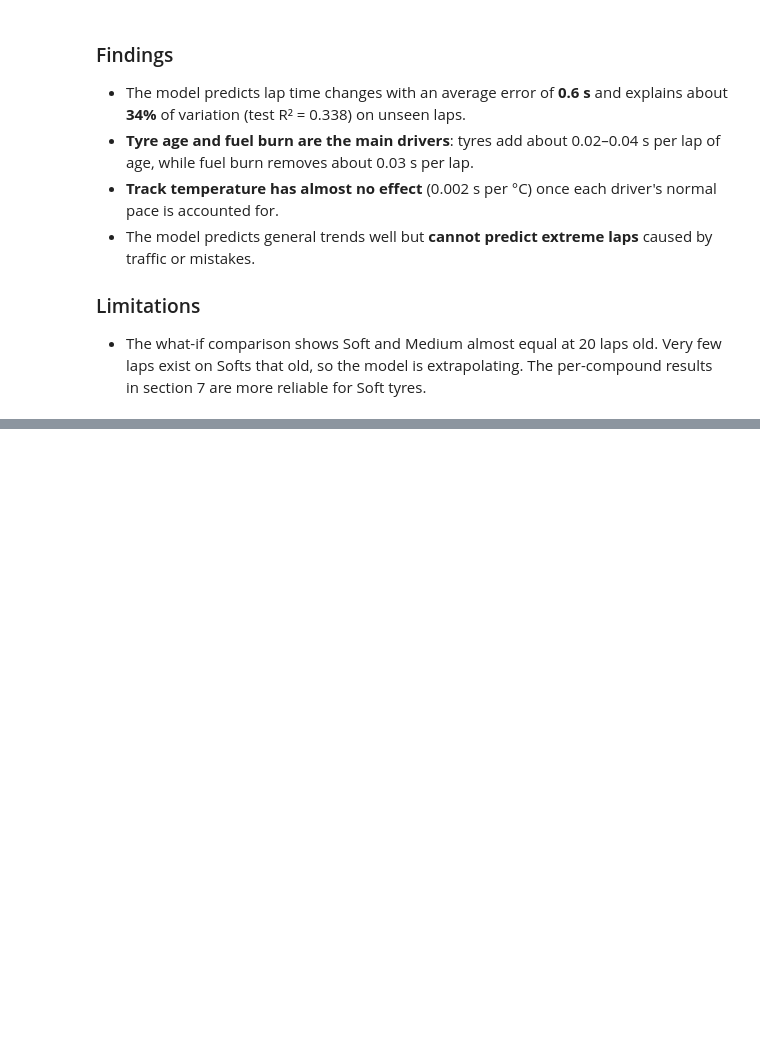
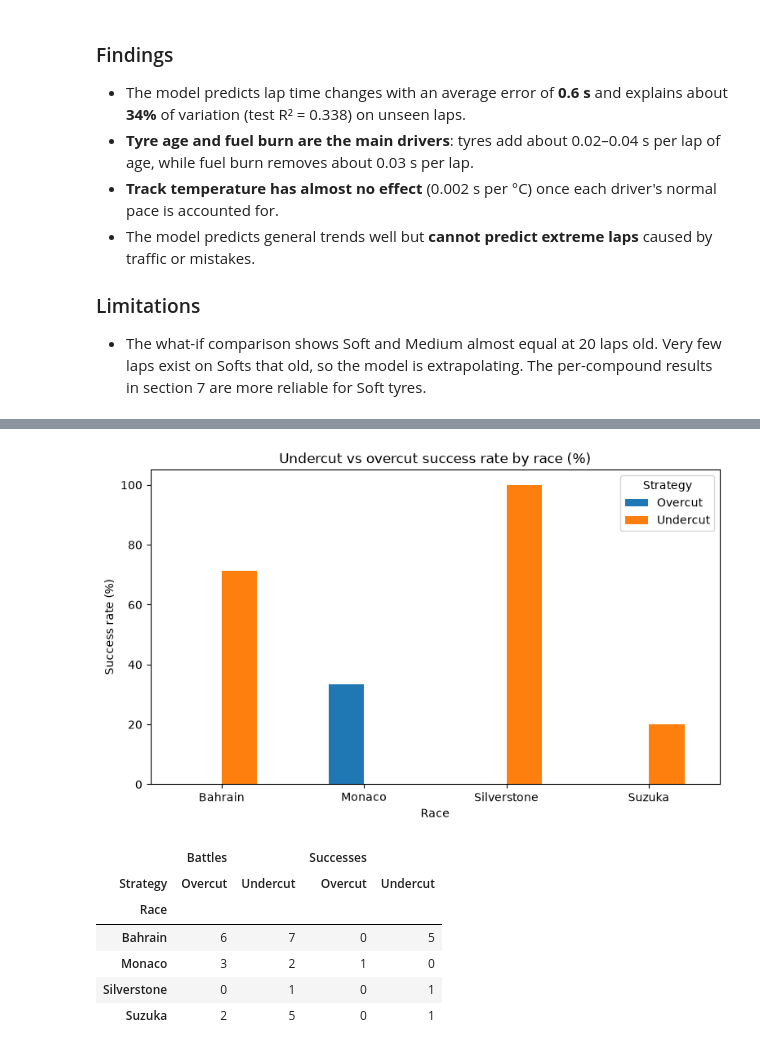
Before and after one commit to gavinvasco-prog/f1-race-analysis, a Jupyter notebook: notebooks/Gavin_tyre_degradation.ipynb, the cells around one changed output, grey strips where cells are left out. Saved outputs shown, nothing was run; the diff lists cells and outputs as text; code cells hidden in the pictures; blank space fills up the shorter version.

Commit message:
Add undercut vs overcut analysis and update notebook wording

```diff
--- a/notebooks/Gavin_tyre_degradation.ipynb
+++ b/notebooks/Gavin_tyre_degradation.ipynb
@@ -279,0 +347,7 @@ scenarios[["Predicted delta (s)"]]
+# %%
+green = events[events["Green flag stops"]]   # stops under safety car are unfairly cheap
+print(len(green), "battles with green-flag stops")
+
+summary = green.groupby("Strategy")["Success"].agg(Battles="count", SuccessRate="mean")
+summary["SuccessRate"] = (summary["SuccessRate"] * 100).round(1)
+summary
@@ -279,0 +360,20 @@ scenarios[["Predicted delta (s)"]]
+# %%
+by_race = green.groupby(["Race", "Strategy"])["Success"].mean().unstack() * 100
+by_race.plot(kind="bar", figsize=(9, 5))
+plt.title("Undercut vs overcut success rate by race (%)")
+plt.ylabel("Success rate (%)")
+plt.xticks(rotation=0)
+plt.legend(title="Strategy")
+plt.show()
+
+# Counts behind each bar (0% bars are invisible on the chart)
+green.groupby(["Race", "Strategy"])["Success"].agg(Battles="count", Successes="sum").unstack(fill_value=0)
+# %% [output]
+[figure, added]
+|  | Battles |  | Successes |  |
+| Strategy | Overcut | Undercut | Overcut | Undercut |
+| Race |  |  |  |  |
+| Bahrain | 6 | 7 | 0 | 5 |
+| Monaco | 3 | 2 | 1 | 0 |
+| Silverstone | 0 | 1 | 0 | 1 |
+| Suzuka | 2 | 5 | 0 | 1 |
```
Also changed, not shown: parts of 7 cells of this notebook.
